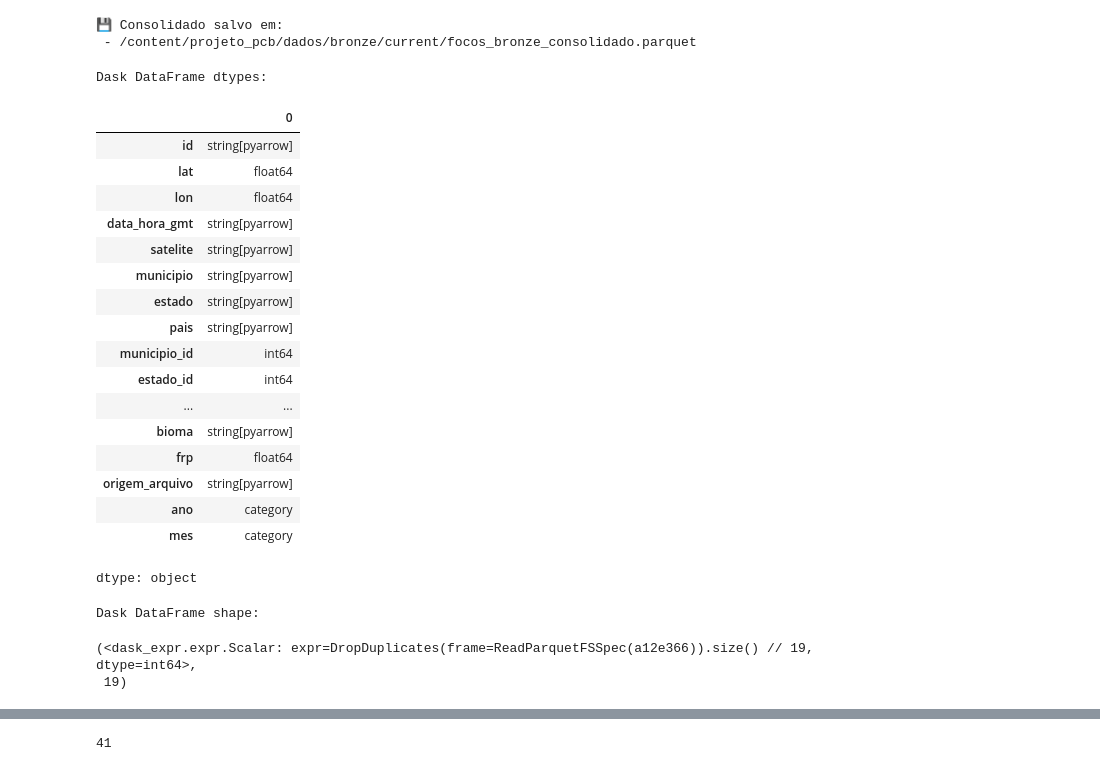
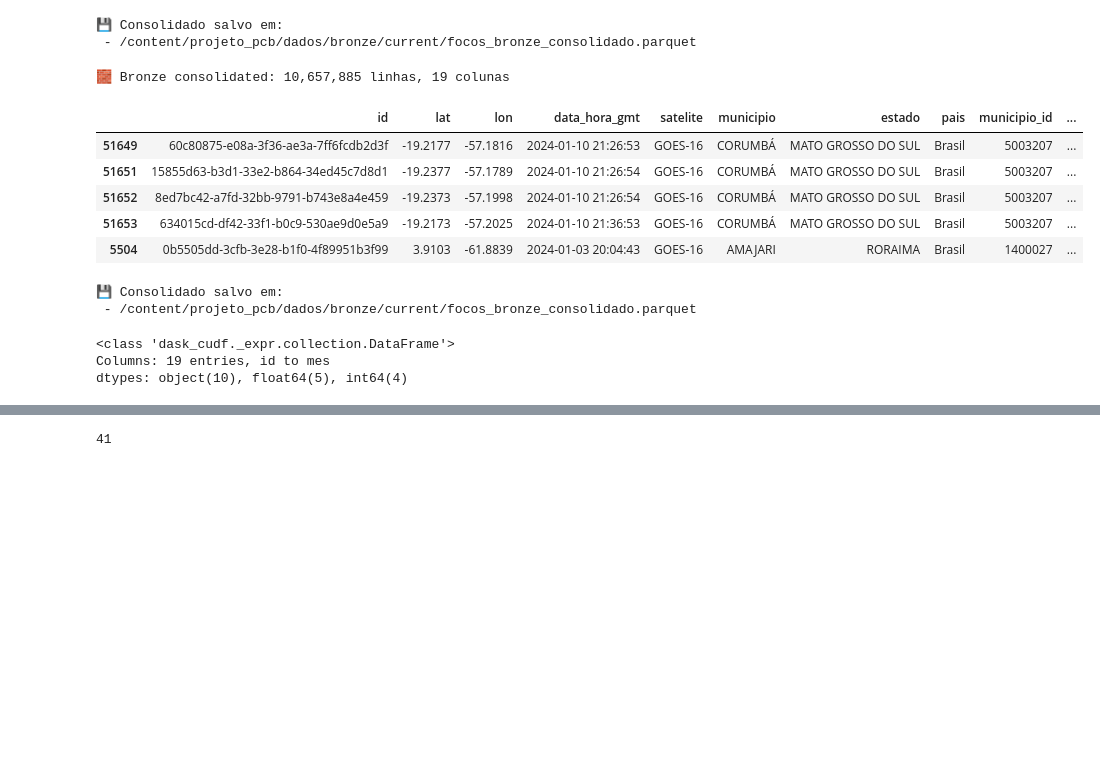
Before and after one commit to Rob-A-B/wildfire-hotspots, a Jupyter notebook: queimadas.ipynb, the cells around one changed output, grey strips where cells are left out. Drawn from its saved outputs; the diff is of its cells as text; code cells hidden in the pictures; blank space fills up the shorter version.

Commit message:
AJUSTE : Uso de CuDF GPU DataFrame

```diff
--- a/queimadas.ipynb
+++ b/queimadas.ipynb
@@ -166,31 +169,51 @@ Drive already mounted at /content/drive; to attempt to forcibly remount, call dr
 | 74 | 0df506db-cc03-361e-b1a6-bf5d11f0ac16 | -12.56825 | -41.455360 | 2024-01-01 04:01:00 | NOAA-21 | LENÇÓIS | BAHIA | Brasil | 2919306 | ... |
 💾 Consolidado salvo em:
  - /content/projeto_pcb/dados/bronze/current/focos_bronze_consolidado.parquet
+# %%
+# 3) Consolidate everything into a single Dask DataFrame (Bronze/current) by reading the Parquet files
+# Read all parquet files from the raw bronze directory into a single Dask DataFrame
+bronze_ddf = dask_cudf.read_parquet(os.path.join(BRONZE_RAW, "*/*/*.parquet"))
+
+# Simple idempotence: remove exact duplicate rows
+# (If desired, change to subset=["id","datahora","latitude","longitude"] if they exist)
+bronze_ddf = bronze_ddf.drop_duplicates()
+
+print(f"\n🧱 Bronze consolidated: {len(bronze_ddf):,} linhas, {bronze_ddf.shape[1]} colunas")
+# For Dask, we use .head() to see the first few rows. This triggers computation.
+display(bronze_ddf.head())
+
+
+# 4) Salva consolidado (Parquet)
+# We will save the consolidated data as a single Parquet file for efficiency with Dask
+out_parquet = os.path.join(BRONZE_CUR, "focos_bronze_consolidado.parquet")
+
+# Convert category columns to object dtype before saving
+for col in ['ano', 'mes']:
+    if col in bronze_ddf.columns and bronze_ddf[col].dtype.name == 'category':
+        bronze_ddf[col] = bronze_ddf[col].astype('object')
+
+
+# To save as a single file, we repartition to 1 partition before saving
+bronze_ddf.repartition(npartitions=1).to_parquet(out_parquet)
+
+
+print(f"\n💾 Consolidado salvo em:\n - {out_parquet}")
+# %% [output]
+🧱 Bronze consolidated: 10,657,885 linhas, 19 colunas
+|  | id | lat | lon | data_hora_gmt | satelite | municipio | estado | pais | municipio_id | ... |
+| 51649 | 60c80875-e08a-3f36-ae3a-7ff6fcdb2d3f | -19.2177 | -57.1816 | 2024-01-10 21:26:53 | GOES-16 | CORUMBÁ | MATO GROSSO DO SUL | Brasil | 5003207 | ... |
+| 51651 | 15855d63-b3d1-33e2-b864-34ed45c7d8d1 | -19.2377 | -57.1789 | 2024-01-10 21:26:54 | GOES-16 | CORUMBÁ | MATO GROSSO DO SUL | Brasil | 5003207 | ... |
+| 51652 | 8ed7bc42-a7fd-32bb-9791-b743e8a4e459 | -19.2373 | -57.1998 | 2024-01-10 21:26:54 | GOES-16 | CORUMBÁ | MATO GROSSO DO SUL | Brasil | 5003207 | ... |
+| 51653 | 634015cd-df42-33f1-b0c9-530ae9d0e5a9 | -19.2173 | -57.2025 | 2024-01-10 21:36:53 | GOES-16 | CORUMBÁ | MATO GROSSO DO SUL | Brasil | 5003207 | ... |
+| 5504 | 0b5505dd-3cfb-3e28-b1f0-4f89951b3f99 | 3.9103 | -61.8839 | 2024-01-03 20:04:43 | GOES-16 | AMAJARI | RORAIMA | Brasil | 1400027 | ... |
+💾 Consolidado salvo em:
+ - /content/projeto_pcb/dados/bronze/current/focos_bronze_consolidado.parquet
 # %%
 bronze_ddf.info()
 # %% [output]
-Dask DataFrame dtypes:
+<class 'dask_cudf._expr.collection.DataFrame'>
+Columns: 19 entries, id to mes
+dtypes: object(10), float64(5), int64(4)
-|  | 0 |
-| id | string[pyarrow] |
-| lat | float64 |
-| lon | float64 |
-| data_hora_gmt | string[pyarrow] |
-| satelite | string[pyarrow] |
-| municipio | string[pyarrow] |
-| estado | string[pyarrow] |
-| pais | string[pyarrow] |
-| municipio_id | int64 |
-| estado_id | int64 |
-| ... | ... |
-| bioma | string[pyarrow] |
-| frp | float64 |
-| origem_arquivo | string[pyarrow] |
-| ano | category |
-| mes | category |
-dtype: object
-Dask DataFrame shape:
-(<dask_expr.expr.Scalar: expr=DropDuplicates(frame=ReadParquetFSSpec(a12e366)).size() // 19, dtype=int64>,
- 19)
 # %%
 bronze_ddf.isna().sum().compute()
 # %% [output]
```
Also changed, not shown: parts of 27 cells of this notebook.
